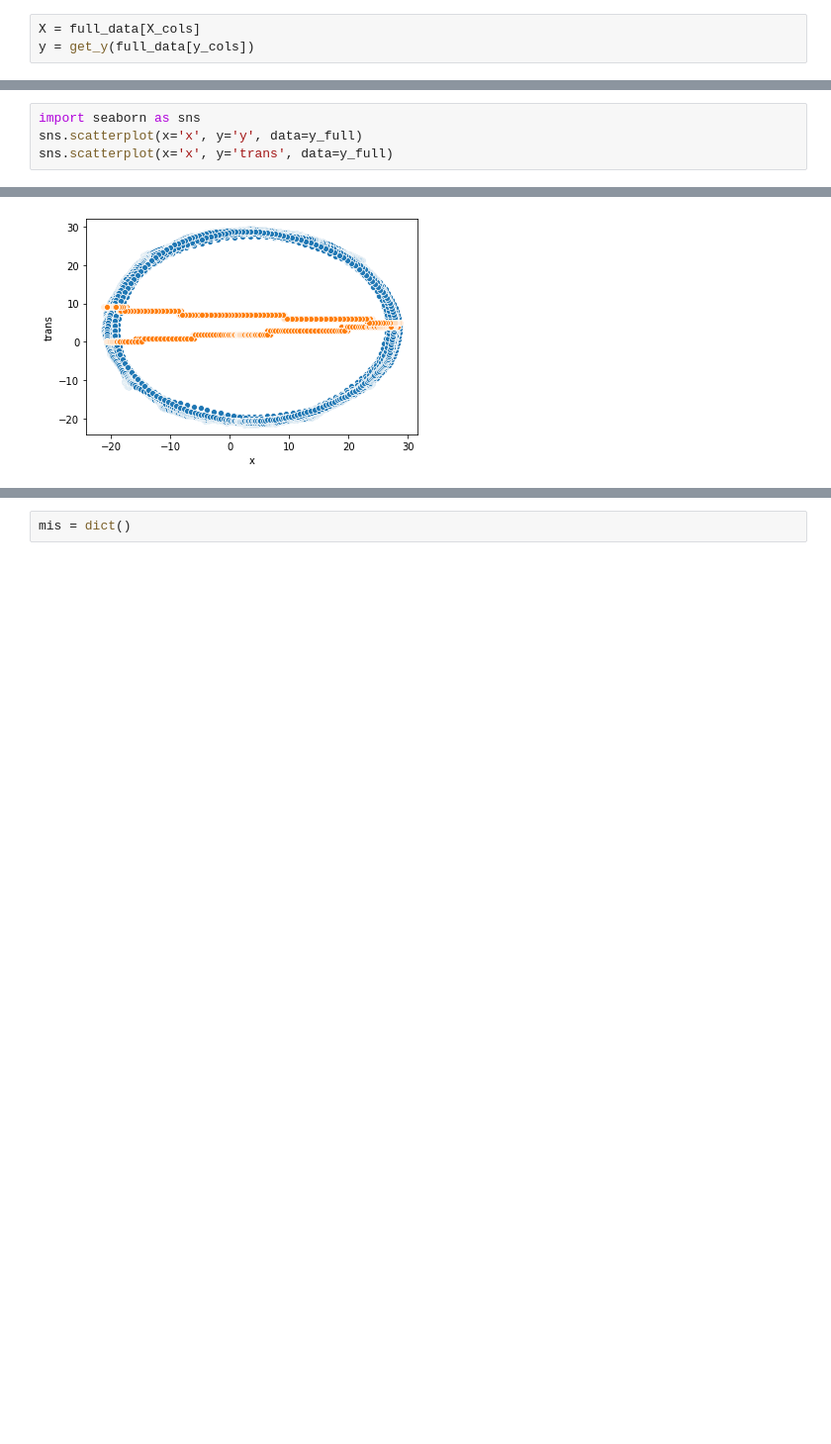
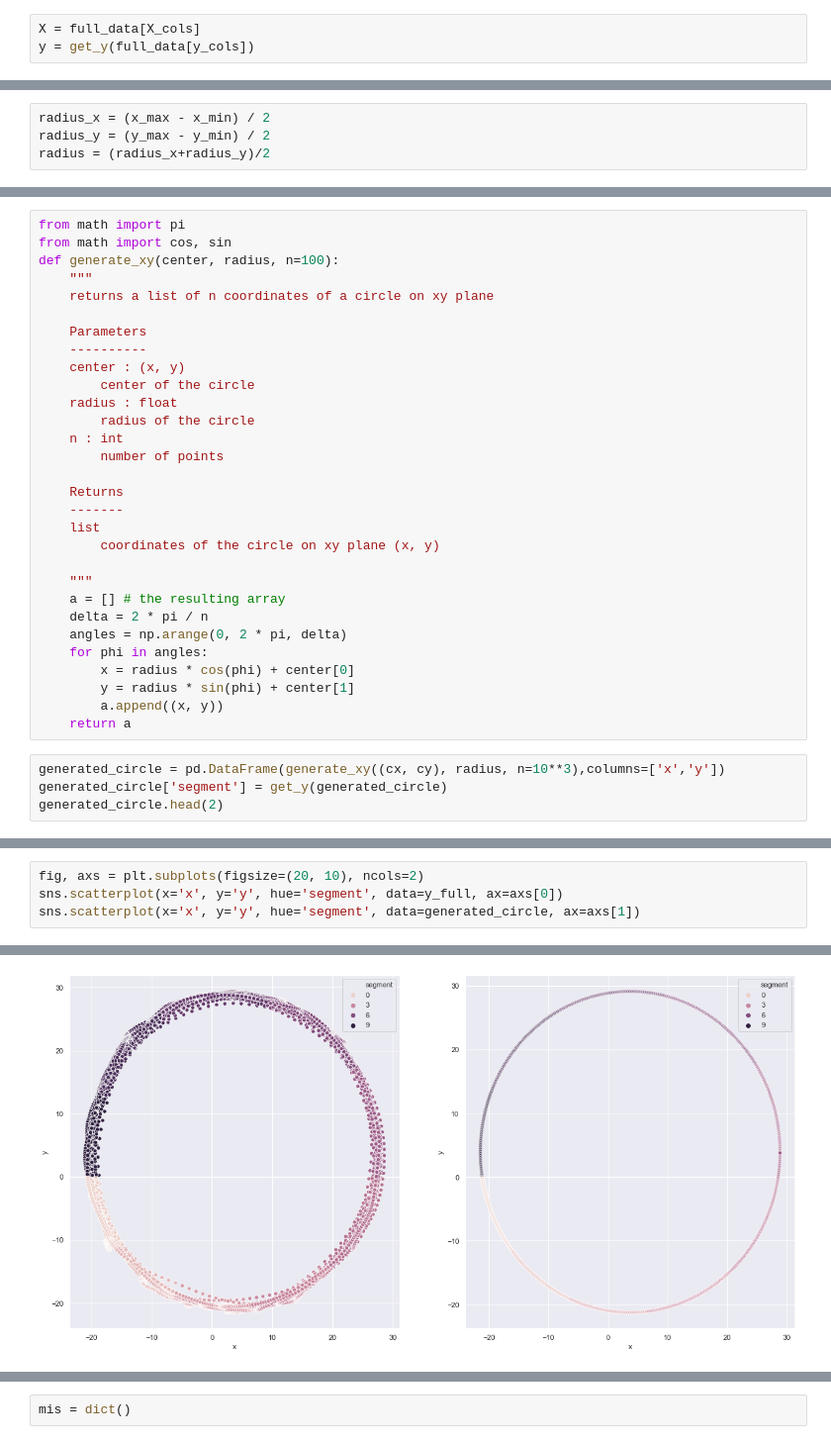
Before and after one commit to thxi/PlaceCells, a Jupyter notebook: Rob.ipynb, the cells around one changed output, grey strips where cells are left out. Shown at 99% size. Drawn from its saved outputs; the diff is of its cells as text; blank space fills up the shorter version.

```diff
--- a/cur.ipynb
+++ b/Rob.ipynb
@@ -89,0 +111,4 @@ y_full.head(3)
+# %%
+radius_x = (x_max - x_min) / 2
+radius_y = (y_max - y_min) / 2
+radius = (radius_x+radius_y)/2
@@ -89,0 +122,34 @@ y_full.head(3)
+# %%
+from math import pi
+from math import cos, sin
+def generate_xy(center, radius, n=100):
+    """
+    returns a list of n coordinates of a circle on xy plane
+
+    Parameters
+    ----------
+    center : (x, y)
+        center of the circle
+    radius : float
+        radius of the circle
+    n : int
+        number of points
+
+    Returns
+    -------
+    list
+        coordinates of the circle on xy plane (x, y)
+
+    """
+    a = [] # the resulting array
+    delta = 2 * pi / n
+    angles = np.arange(0, 2 * pi, delta)
+    for phi in angles:
+        x = radius * cos(phi) + center[0]
+        y = radius * sin(phi) + center[1]
+        a.append((x, y))
+    return a
+# %%
+generated_circle = pd.DataFrame(generate_xy((cx, cy), radius, n=10**3),columns=['x','y'])
+generated_circle['segment'] = get_y(generated_circle)
+generated_circle.head(2)
@@ -90,7 +164,7 @@ y_full.head(3)
 # %%
-import seaborn as sns
-sns.scatterplot(x='x', y='y', data=y_full)
-sns.scatterplot(x='x', y='trans', data=y_full)
+fig, axs = plt.subplots(figsize=(20, 10), ncols=2)
+sns.scatterplot(x='x', y='y', hue='segment', data=y_full, ax=axs[0])
+sns.scatterplot(x='x', y='y', hue='segment', data=generated_circle, ax=axs[1])
 # %% [output]
 <matplotlib.axes._subplots.AxesSubplot at 0x...>
-[figure, old version]
+[figure, new version]
```
Also changed, not shown: parts of 14 cells of this notebook, 1 other file.
